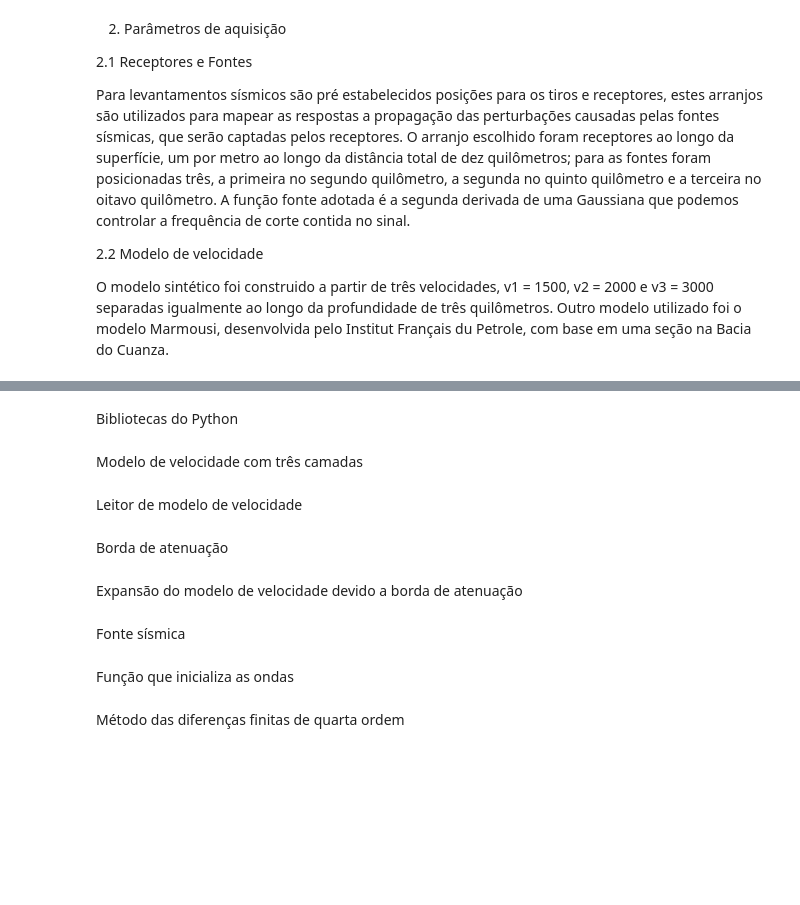
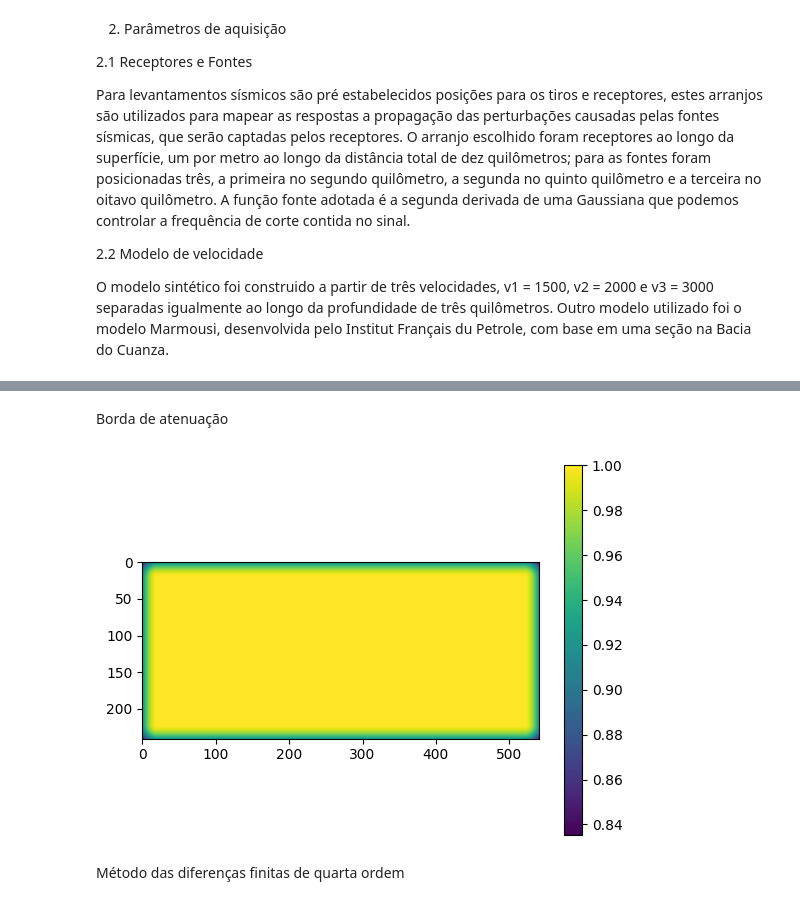
Before and after one commit to GISIS-UFF/SeismicModeling2D, a Jupyter notebook: src/Relatorio.ipynb, the cells around one changed output, grey strips where cells are left out. Saved outputs shown, nothing was run; the diff lists cells and outputs as text; code cells hidden in the pictures; blank space fills up the shorter version.

```diff
--- a/src/Relatorio.ipynb
+++ b/src/Relatorio.ipynb
@@ -58,2 +154,0 @@ Segue abaixo os resultados desse trabalho, até o momento.
-# %% [markdown]
-Bibliotecas do Python
@@ -66,2 +154,0 @@ import pandas as pd
-# %% [markdown]
-Modelo de velocidade com três camadas
@@ -75,2 +154,0 @@ def v(nx, nz, v1=1500, v2=2000, v3=3000):
-# %% [markdown]
-Leitor de modelo de velocidade
@@ -85,18 +157,23 @@ Borda de atenuação
 # %%
 def borda (nx,nz,fator, N):
     A = np.ones((nz, nx))
     for i in range(nx):
         for j in range(nz):
             if i < N:
                 A[j, i] *= np.exp(-((fator * (N - i)) ** 2))
             elif i >= nx - N:
                 A[j, i] *= np.exp(-((fator * (i - (nx - N))) ** 2))
 
             if j < N:
                 A[j, i] *= np.exp(-((fator * (N - j)) ** 2))
             elif j >= nz - N:
                 A[j, i] *= np.exp(-((fator * (j - (nz - N))) ** 2))
 
     return A
+
+A = borda(nx_abc, nz_abc, 0.015, N)
+plt.imshow(A, cmap="viridis", origin="upper")
+plt.colorbar()
+plt.show()
+# %% [output]
+[figure, added]
-# %% [markdown]
-Expansão do modelo de velocidade devido a borda de atenuação
@@ -116,2 +179,0 @@ def expand_vp(v,nx_abc,nz_abc, N):
-# %% [markdown]
-Fonte sísmica
@@ -125,2 +179,0 @@ def ricker(f0, t):
-# %% [markdown]
-Função que inicializa as ondas
```
Also changed, not shown: parts of 37 cells of this notebook.
